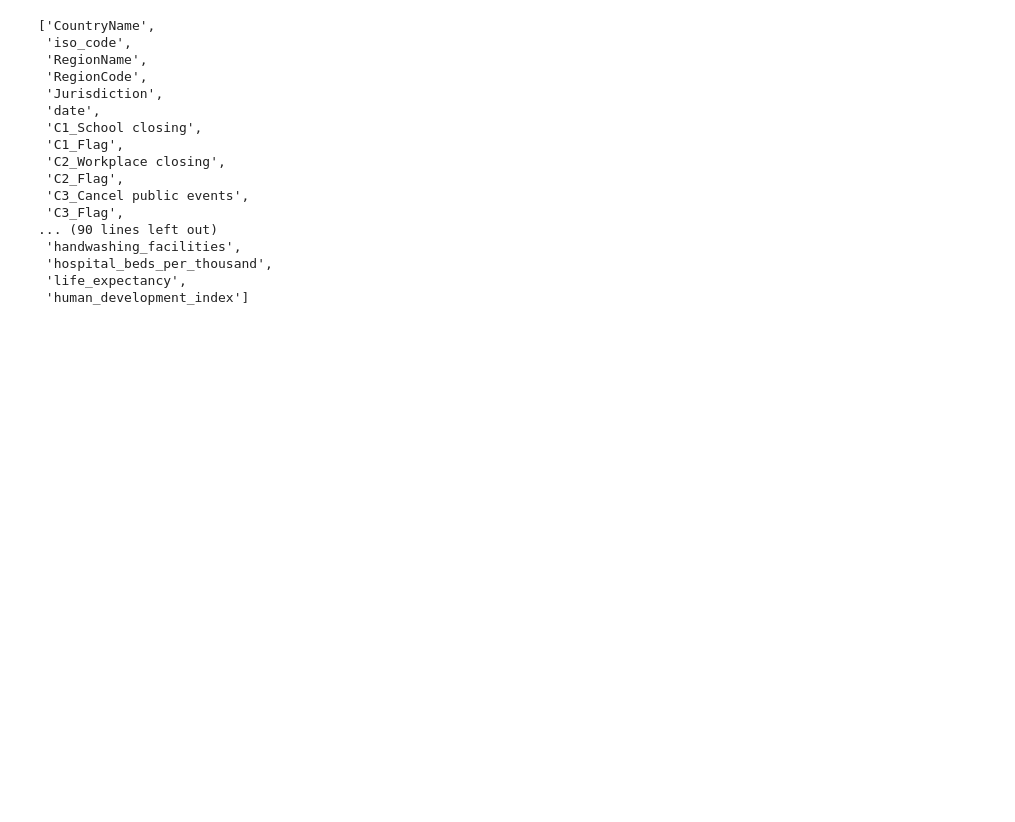
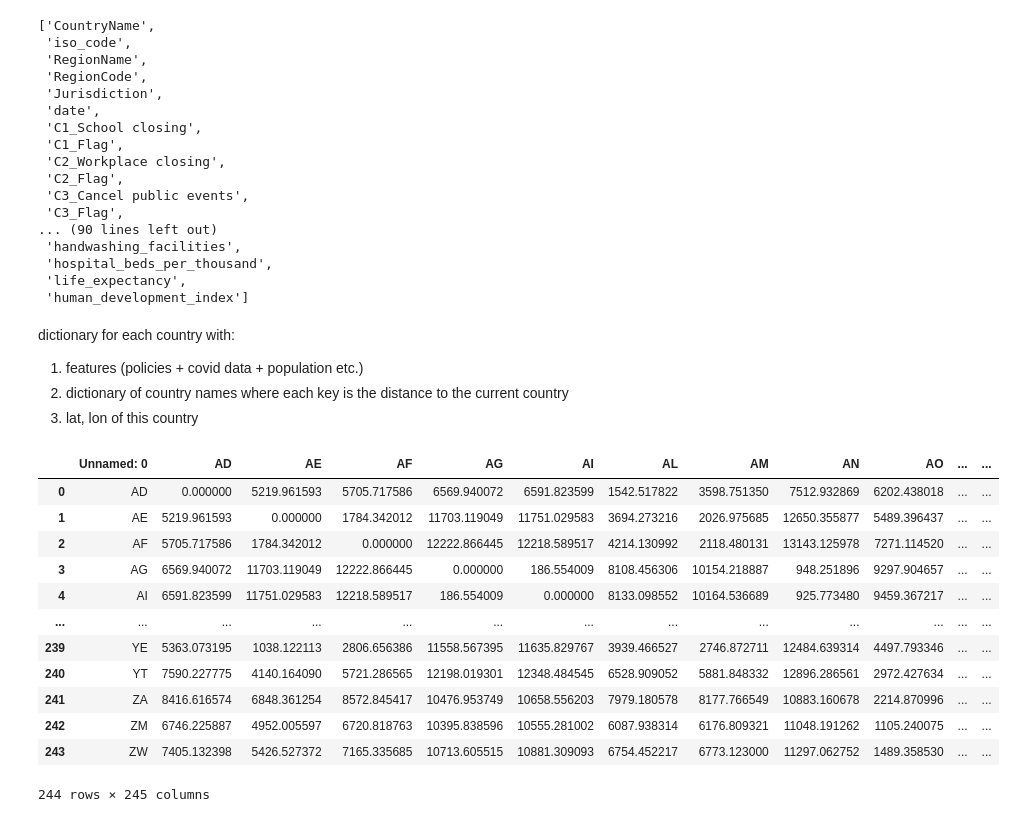
Before and after one commit to CoronaPolicy/prediction_model, a Jupyter notebook: fix_dataset.ipynb, the cells around one changed output. Cells and saved outputs as stored; diff of their text form; code cells hidden in the pictures; blank space fills up the shorter version.

Commit message:
added distance matrix data and info

```diff
--- a/fix_dataset.ipynb
+++ b/fix_dataset.ipynb
@@ -9,6 +9,8 @@ data_owid = pd.read_csv("owid-covid-data.csv")
 data_us_p = pd.read_csv("nst-est2019-alldata.csv")
 # %%
 data_us_vacc= pd.read_csv("us_state_vaccinations.csv")
+# %%
+distance_mat = pd.read_csv("distance-matrix.csv")
 # %%
 data_us_vacc.date = pd.to_datetime(data_us_vacc.date, format='%Y-%m-%d')
 # %%
@@ -165,3 +202,24 @@ list(data_all.columns)
  'hospital_beds_per_thousand',
  'life_expectancy',
  'human_development_index']
+# %% [markdown]
+dictionary for each country with:
+1. features (policies + covid data + population etc.)
+2. dictionary of country names where each key is the distance to the current country
+3. lat, lon of this country
+# %%
+distance_mat
+# %% [output]
+|  | Unnamed: 0 | AD | AE | AF | AG | AI | AL | AM | AN | AO | ... | ... |
+| 0 | AD | 0.000000 | 5219.961593 | 5705.717586 | 6569.940072 | 6591.823599 | 1542.517822 | 3598.751350 | 7512.932869 | 6202.438018 | ... | ... |
+| 1 | AE | 5219.961593 | 0.000000 | 1784.342012 | 11703.119049 | 11751.029583 | 3694.273216 | 2026.975685 | 12650.355877 | 5489.396437 | ... | ... |
+| 2 | AF | 5705.717586 | 1784.342012 | 0.000000 | 12222.866445 | 12218.589517 | 4214.130992 | 2118.480131 | 13143.125978 | 7271.114520 | ... | ... |
+| 3 | AG | 6569.940072 | 11703.119049 | 12222.866445 | 0.000000 | 186.554009 | 8108.456306 | 10154.218887 | 948.251896 | 9297.904657 | ... | ... |
+| 4 | AI | 6591.823599 | 11751.029583 | 12218.589517 | 186.554009 | 0.000000 | 8133.098552 | 10164.536689 | 925.773480 | 9459.367217 | ... | ... |
+| ... | ... | ... | ... | ... | ... | ... | ... | ... | ... | ... | ... | ... |
+| 239 | YE | 5363.073195 | 1038.122113 | 2806.656386 | 11558.567395 | 11635.829767 | 3939.466527 | 2746.872711 | 12484.639314 | 4497.793346 | ... | ... |
+| 240 | YT | 7590.227775 | 4140.164090 | 5721.286565 | 12198.019301 | 12348.484545 | 6528.909052 | 5881.848332 | 12896.286561 | 2972.427634 | ... | ... |
+| 241 | ZA | 8416.616574 | 6848.361254 | 8572.845417 | 10476.953749 | 10658.556203 | 7979.180578 | 8177.766549 | 10883.160678 | 2214.870996 | ... | ... |
+| 242 | ZM | 6746.225887 | 4952.005597 | 6720.818763 | 10395.838596 | 10555.281002 | 6087.938314 | 6176.809321 | 11048.191262 | 1105.240075 | ... | ... |
+| 243 | ZW | 7405.132398 | 5426.527372 | 7165.335685 | 10713.605515 | 10881.309093 | 6754.452217 | 6773.123000 | 11297.062752 | 1489.358530 | ... | ... |
+244 rows × 245 columns
```
Also changed, not shown: parts of 13 cells of this notebook, 1 other file.
